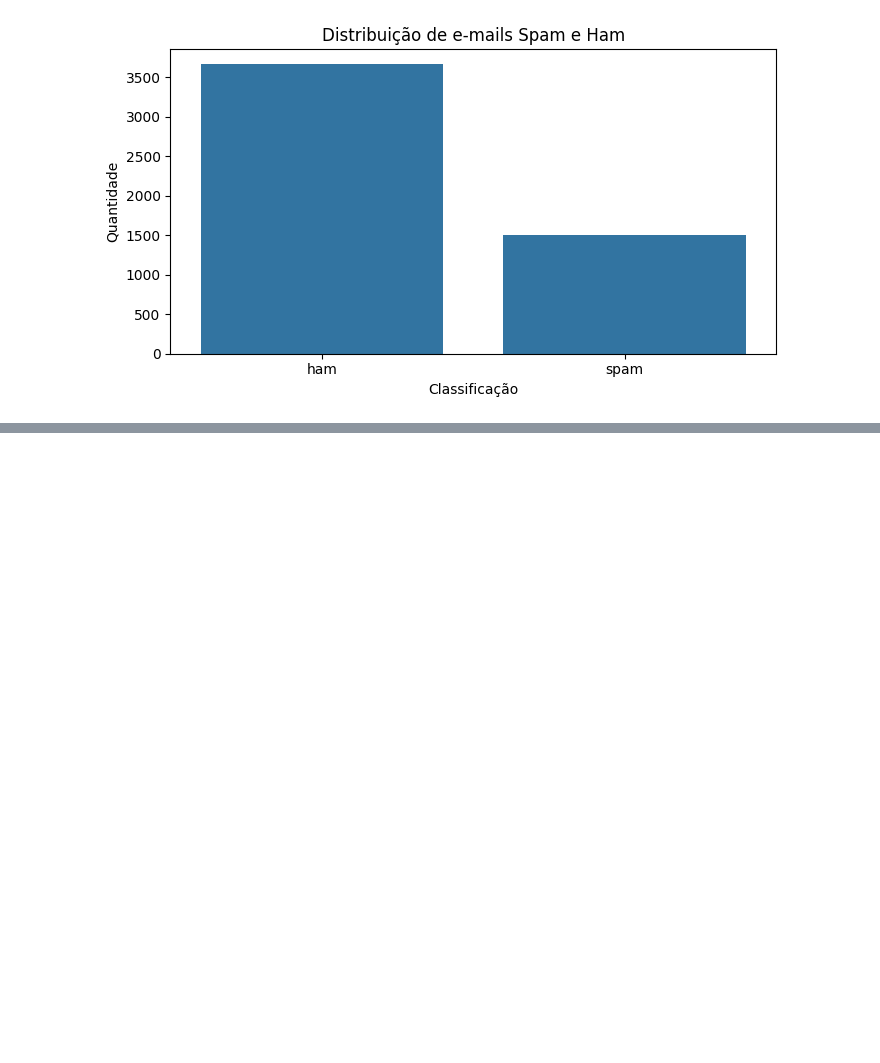
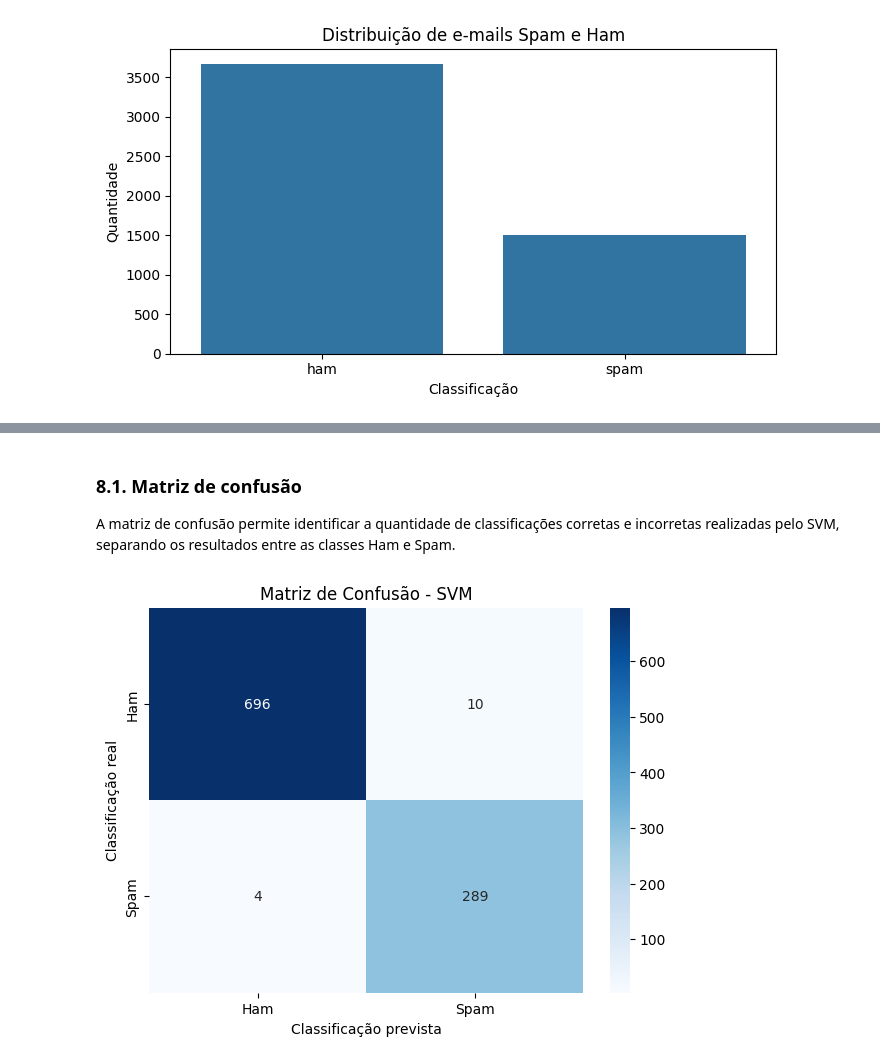
Before and after one commit to Delfino-23/classificacao-emails-spam, a Jupyter notebook: notebooks/modelo_svm.ipynb, the cells around one changed output, grey strips where cells are left out. Cells and saved outputs as stored; diff of their text form; code cells hidden in the pictures; blank space fills up the shorter version.

Commit message:
feat: implementa treinamento e avaliacao do modelo SVM

```diff
--- a/notebooks/modelo_svm.ipynb
+++ b/notebooks/modelo_svm.ipynb
@@ -138,0 +313,10 @@ Name: count, dtype: float64
+# %%
+from sklearn.svm import LinearSVC
+
+# Inicializa o classificador SVM
+modelo_svm = LinearSVC(
+    random_state=42,
+    max_iter=10000
+)
+
+print("Modelo SVM configurado!")
@@ -138,0 +327,12 @@ Name: count, dtype: float64
+# %%
+# Treina o modelo utilizando os dados de treinamento
+modelo_svm.fit(X_train_tfidf, y_train)
+
+print("Treinamento do SVM concluído!")
+
+# Realiza previsões utilizando os dados de teste
+y_pred = modelo_svm.predict(X_test_tfidf)
+
+print("Previsões realizadas!")
+print("\nPrimeiras 10 previsões:")
+print(y_pred[:10])
@@ -138,0 +402,29 @@ Name: count, dtype: float64
+# %% [markdown]
+### 8.1. Matriz de confusão
+
+A matriz de confusão permite identificar a quantidade de classificações corretas e incorretas realizadas pelo SVM, separando os resultados entre as classes Ham e Spam.
+# %%
+matriz = confusion_matrix(
+    y_test,
+    y_pred,
+    labels=["ham", "spam"]
+)
+
+plt.figure(figsize=(7, 5))
+
+sns.heatmap(
+    matriz,
+    annot=True,
+    fmt="d",
+    cmap="Blues",
+    xticklabels=["Ham", "Spam"],
+    yticklabels=["Ham", "Spam"]
+)
+
+plt.title("Matriz de Confusão - SVM")
+plt.xlabel("Classificação prevista")
+plt.ylabel("Classificação real")
+
+plt.show()
+# %% [output]
+[figure, added]
```
Also changed, not shown: parts of 23 cells of this notebook, 1 other file.
